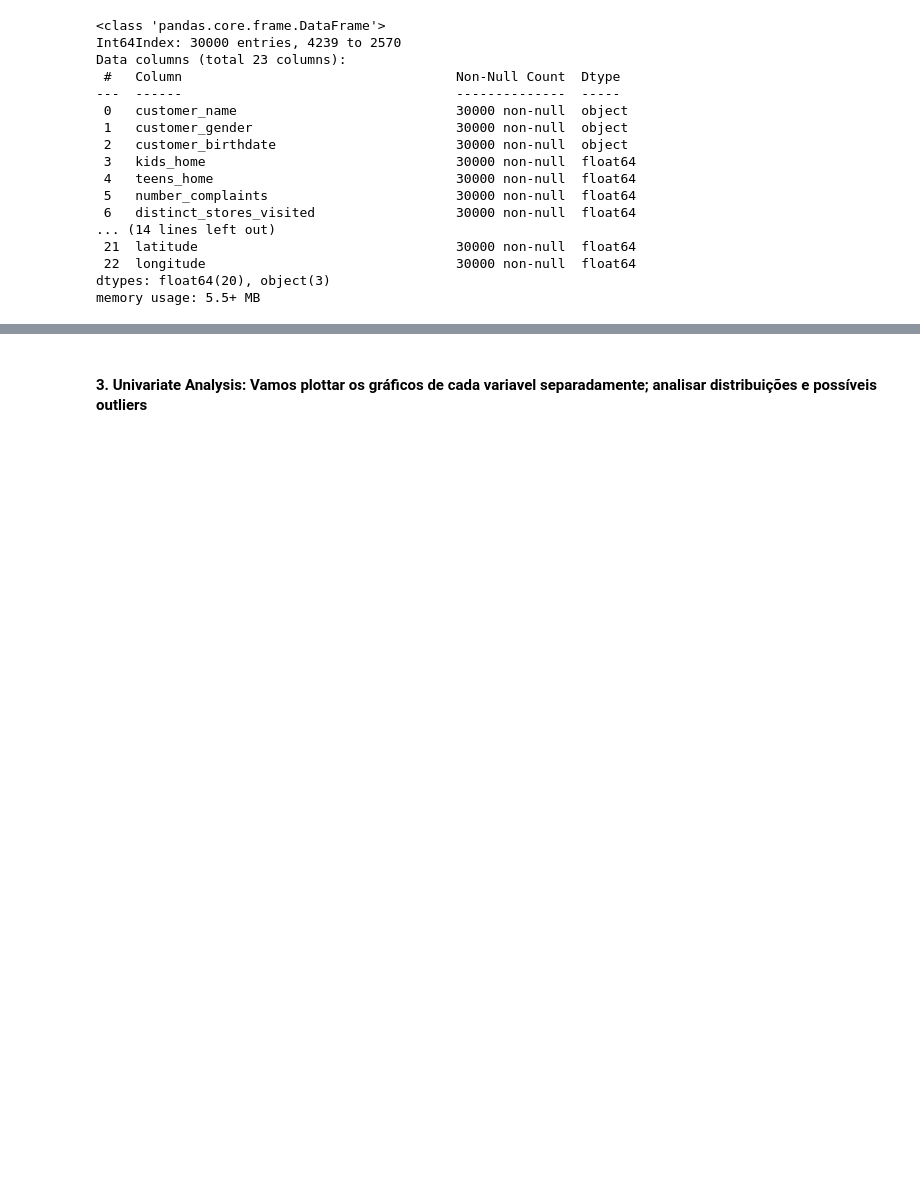
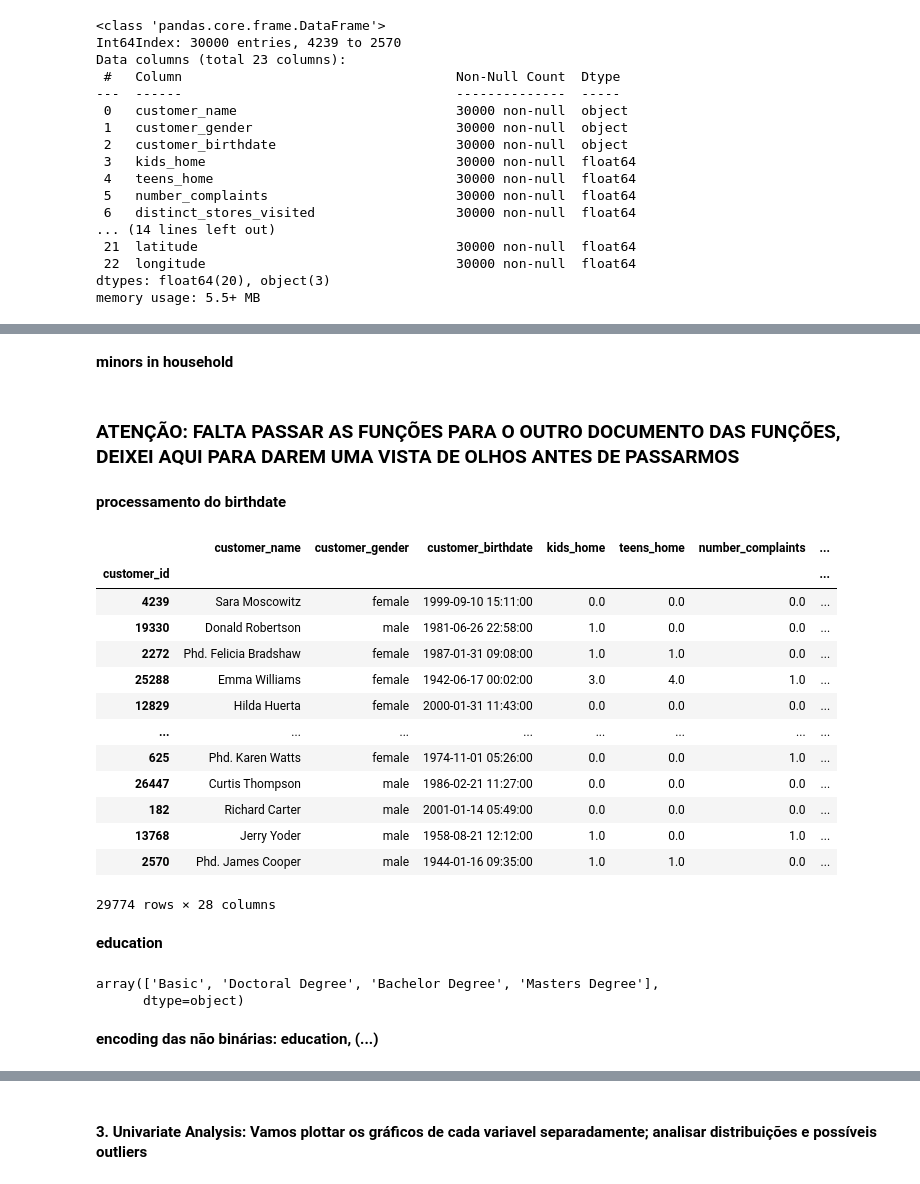
Before and after one commit to shaulleo/ProjetoML, a Jupyter notebook: ML II - EDA- Dados Novos.ipynb, the cells around one changed output, grey strips where cells are left out. Drawn from its saved outputs; the diff is of its cells as text; code cells hidden in the pictures; blank space fills up the shorter version.

```diff
--- a/ML II - EDA- Dados Novos.ipynb
+++ b/ML II - EDA- Dados Novos.ipynb
@@ -254,0 +253,2 @@ individuals['minors_in_household'] = (individuals[['kids_home', 'teens_home']]).
+# %% [markdown]
+**minors in household**
@@ -255,3 +257,43 @@ individuals['minors_in_household'] = (individuals[['kids_home', 'teens_home']]).
+# %% [markdown]
+### ATENÇÃO: FALTA PASSAR AS FUNÇÕES PARA O OUTRO DOCUMENTO DAS FUNÇÕES, DEIXEI AQUI PARA DAREM UMA VISTA DE OLHOS ANTES DE PASSARMOS
+# %% [markdown]
+**processamento do birthdate**
+# %%
+def process_bithdate(df):
+    #birthday
+    df['birthday'] = df['customer_birthdate'].dt.day
+    #birthmonth
+    df['birthmonth'] = df['customer_birthdate'].dt.month
+    #birthyear
+    df['birthyear'] = df['customer_birthdate'].dt.year
+
+    return df
+# %%
+process_bithdate(individuals)
+# %% [output]
+|  | customer_name | customer_gender | customer_birthdate | kids_home | teens_home | number_complaints | ... |
+| customer_id |  |  |  |  |  |  | ... |
+| 4239 | Sara Moscowitz | female | 1999-09-10 15:11:00 | 0.0 | 0.0 | 0.0 | ... |
+| 19330 | Donald Robertson | male | 1981-06-26 22:58:00 | 1.0 | 0.0 | 0.0 | ... |
+| 2272 | Phd. Felicia Bradshaw | female | 1987-01-31 09:08:00 | 1.0 | 1.0 | 0.0 | ... |
+| 25288 | Emma Williams | female | 1942-06-17 00:02:00 | 3.0 | 4.0 | 1.0 | ... |
+| 12829 | Hilda Huerta | female | 2000-01-31 11:43:00 | 0.0 | 0.0 | 0.0 | ... |
+| ... | ... | ... | ... | ... | ... | ... | ... |
+| 625 | Phd. Karen Watts | female | 1974-11-01 05:26:00 | 0.0 | 0.0 | 1.0 | ... |
+| 26447 | Curtis Thompson | male | 1986-02-21 11:27:00 | 0.0 | 0.0 | 0.0 | ... |
+| 182 | Richard Carter | male | 2001-01-14 05:49:00 | 0.0 | 0.0 | 0.0 | ... |
+| 13768 | Jerry Yoder | male | 1958-08-21 12:12:00 | 1.0 | 0.0 | 1.0 | ... |
+| 2570 | Phd. James Cooper | male | 1944-01-16 09:35:00 | 1.0 | 1.0 | 0.0 | ... |
+29774 rows × 28 columns
+# %% [markdown]
+**education**
 # %%
 #extrair educação
 individuals['education'] = individuals['customer_name'].apply(lambda row : Functions.extract_education(row))
+# %%
+individuals['education'].unique()
+# %% [output]
+array(['Basic', 'Doctoral Degree', 'Bachelor Degree', 'Masters Degree'],
+      dtype=object)
+# %% [markdown]
+**encoding das não binárias: education, (...)**
```
Also changed, not shown: parts of 32 cells of this notebook.
